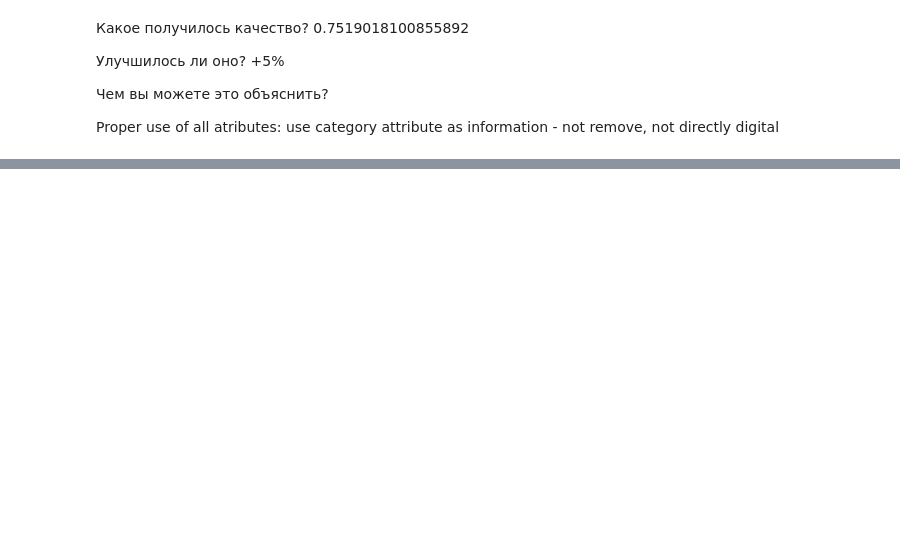
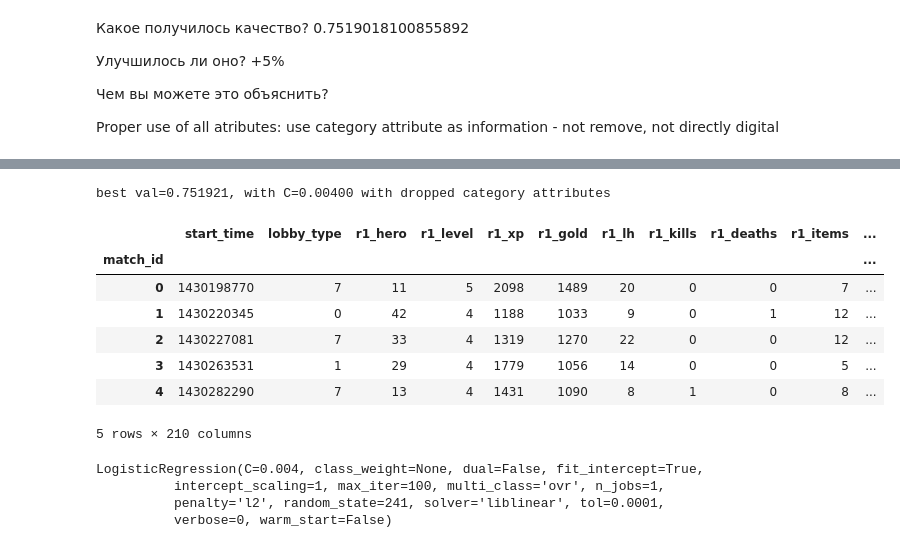
Before and after one commit to grevtsovkirill/ml_SHAD, a Jupyter notebook: w7_project/p2_linreg.ipynb, the cells around one changed output, grey strips where cells are left out. Saved outputs shown, nothing was run; the diff lists cells and outputs as text; code cells hidden in the pictures; blank space fills up the shorter version.

```diff
--- a/w7_project/p2_linreg.ipynb
+++ b/w7_project/p2_linreg.ipynb
@@ -269,2 +385,9 @@ Proper use of all atributes: use category attribute as information - not remove,
+# %%
+lr_optimize_qual_values = bestC(lr_optimize_qual)[0]
+lr_optimize_qual_C = bestC(lr_optimize_qual)[1]
+print ("best val=%.6f, with C=%.5f with converted category attributes" % (lr_optimize_qual_values,lr_optimize_qual_C))
+#best val=0.751921, with C=0.00400 with dropped category attributes
+# %% [output]
+best val=0.751921, with C=0.00400 with dropped category attributes
 # %%
 #Постройте предсказания вероятностей победы команды Radiant для тестовой выборки с помощью лучшей из изученных моделей
@@ -273,4 +395,20 @@ Proper use of all atributes: use category attribute as information - not remove,
+# %%
+features_clean_catToNum.head()
+# %% [output]
+|  | start_time | lobby_type | r1_hero | r1_level | r1_xp | r1_gold | r1_lh | r1_kills | r1_deaths | r1_items | ... |
+| match_id |  |  |  |  |  |  |  |  |  |  | ... |
+| 0 | 1430198770 | 7 | 11 | 5 | 2098 | 1489 | 20 | 0 | 0 | 7 | ... |
+| 1 | 1430220345 | 0 | 42 | 4 | 1188 | 1033 | 9 | 0 | 1 | 12 | ... |
+| 2 | 1430227081 | 7 | 33 | 4 | 1319 | 1270 | 22 | 0 | 0 | 12 | ... |
+| 3 | 1430263531 | 1 | 29 | 4 | 1779 | 1056 | 14 | 0 | 0 | 5 | ... |
+| 4 | 1430282290 | 7 | 13 | 4 | 1431 | 1090 | 8 | 1 | 0 | 8 | ... |
+5 rows × 210 columns
 # %%
-C=0.01
-lr = LogisticRegression(C=C, random_state=241)
-lr.fit(features_fin_catToNum, Y.ravel())
+C=0.004
+lrfin = LogisticRegression(C=C, random_state=241)
+lrfin.fit(features_fin_catToNum, Y.ravel())
+# %% [output]
+LogisticRegression(C=0.004, class_weight=None, dual=False, fit_intercept=True,
+          intercept_scaling=1, max_iter=100, multi_class='ovr', n_jobs=1,
+          penalty='l2', random_state=241, solver='liblinear', tol=0.0001,
+          verbose=0, warm_start=False)
```
Also changed, not shown: parts of 34 cells of this notebook.
